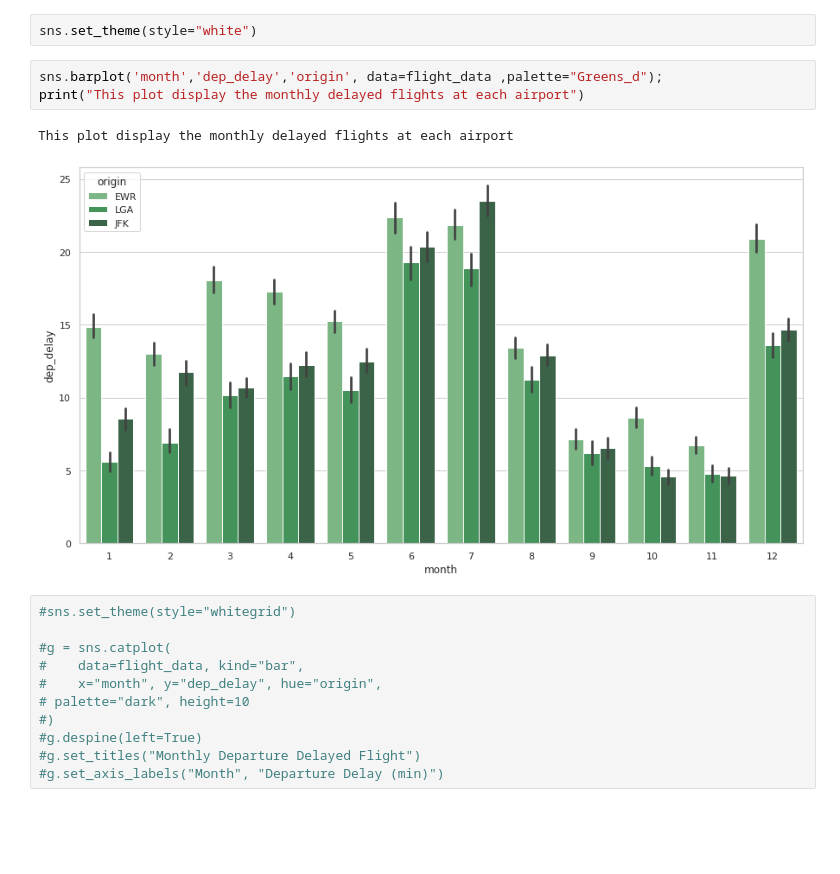
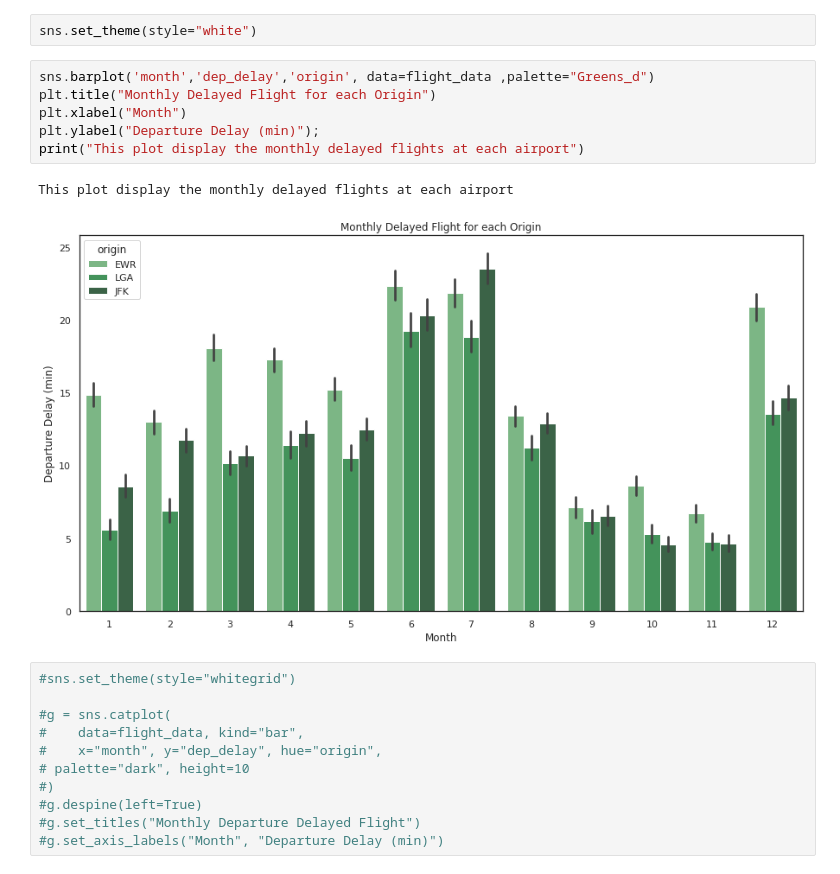
Before and after one commit to rawanalqarni/Flight_delay_EDA, a Jupyter notebook: flight_delay.ipynb, the cells around one changed output. Cells and saved outputs as stored; diff of their text form; blank space fills up the shorter version.

```diff
--- a/flight_delay.ipynb
+++ b/flight_delay.ipynb
@@ -542,11 +542,14 @@ sns.set(rc = {'figure.figsize':(15,8)})
 # %%
 sns.set_theme(style="white")
 # %%
-sns.barplot('month','dep_delay','origin', data=flight_data ,palette="Greens_d");
+sns.barplot('month','dep_delay','origin', data=flight_data ,palette="Greens_d")
+plt.title("Monthly Delayed Flight for each Origin")
+plt.xlabel("Month")
+plt.ylabel("Departure Delay (min)");
 print("This plot display the monthly delayed flights at each airport")
 # %% [output]
 This plot display the monthly delayed flights at each airport
-[figure, old version]
+[figure, new version]
 # %%
 #sns.set_theme(style="whitegrid")
 
```
Also changed, not shown: parts of 1 cell of this notebook.
